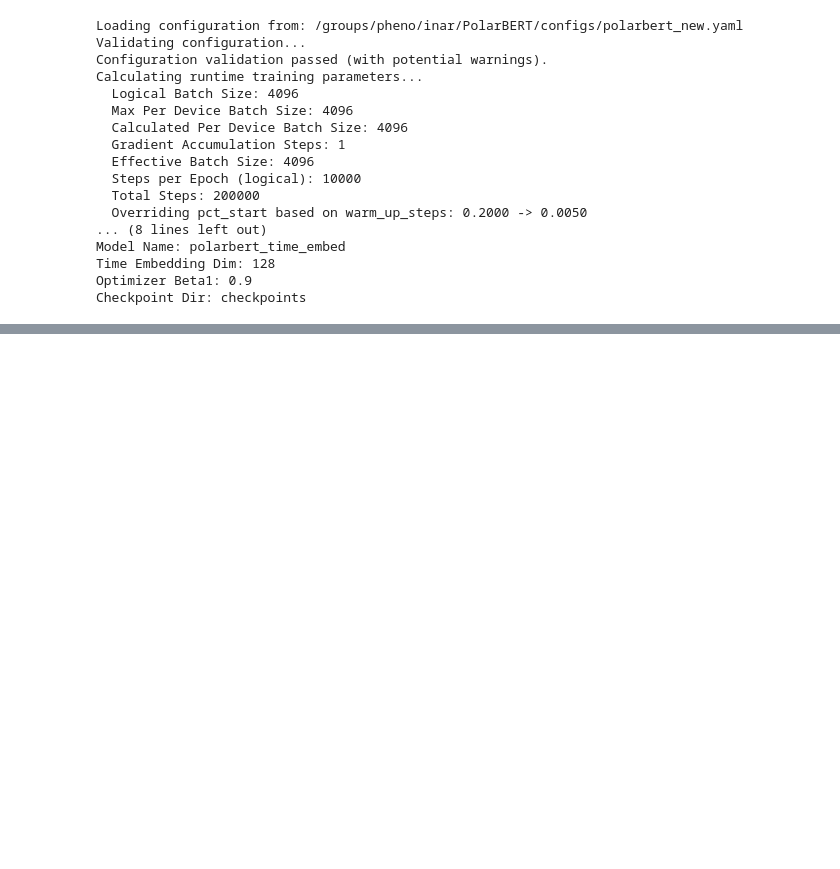
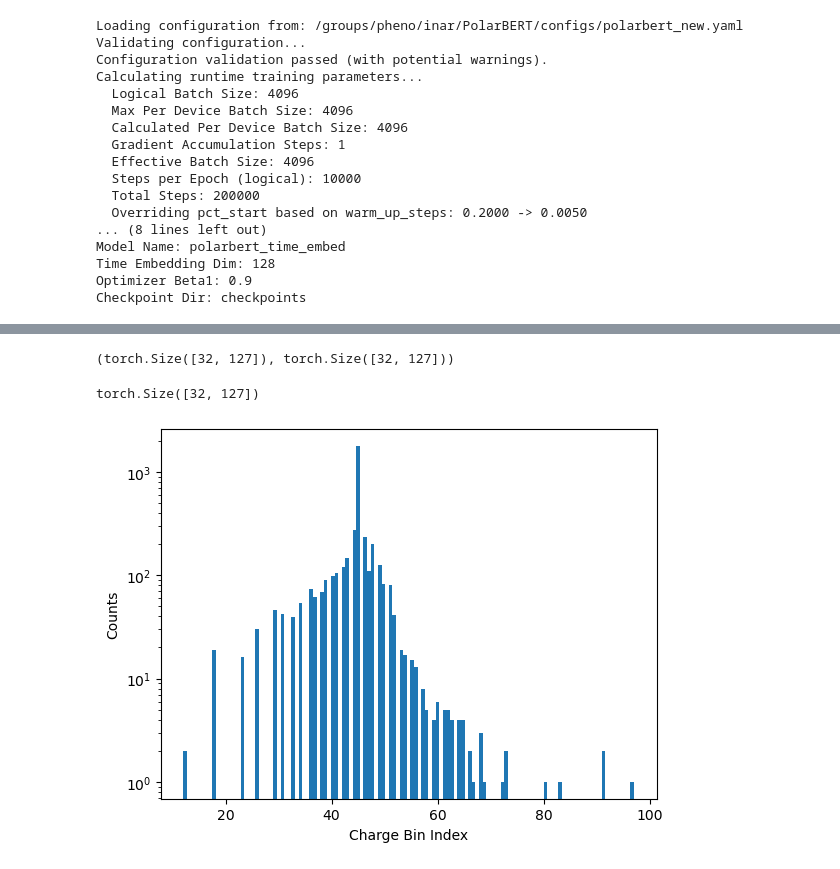
Before and after one commit to timinar/PolarBERT, a Jupyter notebook: notebooks/2025-04-11-time-embedding-dev.ipynb, the cells around one changed output, grey strips where cells are left out. Cells and saved outputs as stored; diff of their text form; code cells hidden in the pictures; blank space fills up the shorter version.

```diff
--- a/notebooks/2025-04-11-time-embedding-dev.ipynb
+++ b/notebooks/2025-04-11-time-embedding-dev.ipynb
@@ -597,0 +184,43 @@ class EnhancedIceCubeEmbedding(nn.Module):
+# %%
+NUM_CHARGE_BINS = config.model.embedding.charge_vocab_size - 2 # e.g., 128 - 2 = 126
+CHARGE_BIN_MIN = -0.5 # Define the range for binning
+CHARGE_BIN_MAX = 0.9
+# %%
+
+
+
+for batch in train_loader:
+    break
+(x, l), (y, c) = batch
+
+batch_size, max_seq_len, _ = x.shape
+padding_mask = torch.arange(max_seq_len, device=x.device)[None, :] >= l[:, None]
+
+charge_normalized = x[:, :, 1]
+charge_normalized.shape, padding_mask.shape
+# %% [output]
+(torch.Size([32, 127]), torch.Size([32, 127]))
+# %%
+bin_edges = torch.linspace(
+    CHARGE_BIN_MIN,
+    CHARGE_BIN_MAX,
+    steps=NUM_CHARGE_BINS + 1, # Need N+1 edges for N bins
+    device=x.device
+)
+# Should it be an attribute  of the embedding class, so that we don't construct it per each batch? Or we can have problems with multi deivce training (if we do it at some point)?
+# %%
+# Bucketize the normalized charge values
+# Values <= edge[0] get index 0. Values > edge[-1] get index NUM_CHARGE_BINS.
+# Values in (edge[i], edge[i+1]] get index i+1.
+# Using right=True : (lower, upper] intervals
+bucket_indices = torch.bucketize(charge_normalized, bin_edges, right=True)
+bucket_indices.shape
+# %% [output]
+torch.Size([32, 127])
+# %%
+plt.hist(bucket_indices.flatten().numpy(), bins=NUM_CHARGE_BINS-1);
+plt.xlabel("Charge Bin Index")
+plt.ylabel("Counts")
+plt.yscale("log")
+# %% [output]
+[figure, added]
```
Also changed, not shown: parts of 43 cells of this notebook, 4 other files.
